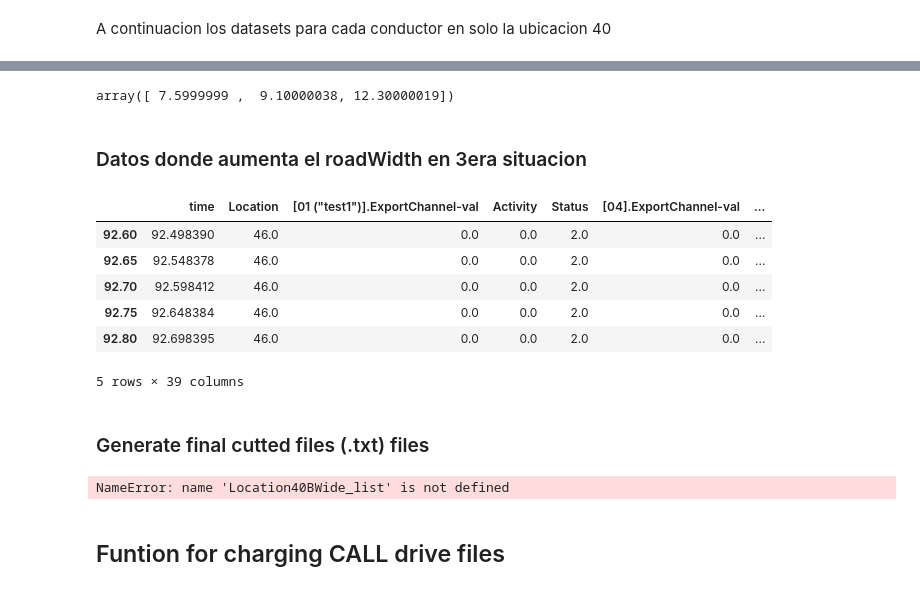
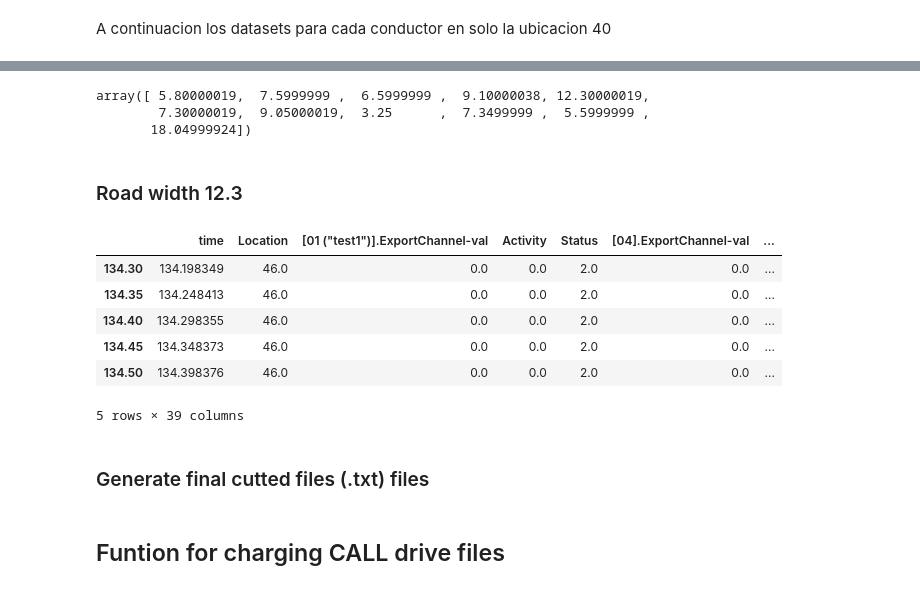
Before and after one commit to laonate/queensland, a Jupyter notebook: Testing.ipynb, the cells around one changed output, grey strips where cells are left out. Drawn from its saved outputs; the diff is of its cells as text; code cells hidden in the pictures.

```diff
--- a/Testing.ipynb
+++ b/Testing.ipynb
@@ -99,7 +99,7 @@ dtype: int64
 # %% [markdown]
 ### Listing Data bases
 # %%
-df_list = [df1B, df2B, df3B, df4B, df5B, df6B, df7B, df8B, df9B, df10B, df11B, df12B, df13B, df14B, df15B, df16B, df17B, df18B, df19B, df20B, df21B, df22B, df23B, df24B, df25B, df26B, df27B, df28B, df30B, df31B, df32B, df33B, df34B, df35B]
+df_list = [df1B, df2B, df3B, df4B, df5B, df6B, df7B, df8B, df9B, df10B, df11B, df12B, df13B, df14B, df15B, df16B, df17B, df18B, df19B, df20B, df21B, df22B, df23B, df24B, df25B, df26B, df27B, df28B, df29B, df30B, df31B, df32B, df33B, df34B, df35B]
 # %% [markdown]
 ### Droping missing values
 # %%
@@ -174,6 +186,6 @@ Location40B_list[0].head()
 # %%
-Location40B_list[25].iloc[:,28].unique()
+df_list[25].iloc[:,28].unique()
 # %% [output]
-array([ 7.5999999 ,  9.10000038, 12.30000019])
+array([ 5.80000019,  7.5999999 ,  6.5999999 ,  9.10000038, 12.30000019,
+        7.30000019,  9.05000019,  3.25      ,  7.3499999 ,  5.5999999 ,
+       18.04999924])
-# %% [markdown]
-### Datos donde aumenta el roadWidth en 3era situacion
@@ -187,24 +199,31 @@ for dfw in df_list:
+# %% [markdown]
+### Road width 12.3
+# %%
+RoadW121_list = []
+
+for dfw2 in df_list:
+    dfw2 = dfw2[dfw2['RoadWidth'] > 12.2]
+    dfw2 = dfw2[dfw2['RoadWidth'] < 12.4]
+    RoadW121_list.append(dfw2)
 # %%
-BWideroad_list[16].head()
+RoadW121_list[16].head()
 # %% [output]
 |  | time | Location | [01 ("test1")].ExportChannel-val | Activity | Status | [04].ExportChannel-val | ... |
-| 92.60 | 92.498390 | 46.0 | 0.0 | 0.0 | 2.0 | 0.0 | ... |
-| 92.65 | 92.548378 | 46.0 | 0.0 | 0.0 | 2.0 | 0.0 | ... |
-| 92.70 | 92.598412 | 46.0 | 0.0 | 0.0 | 2.0 | 0.0 | ... |
-| 92.75 | 92.648384 | 46.0 | 0.0 | 0.0 | 2.0 | 0.0 | ... |
-| 92.80 | 92.698395 | 46.0 | 0.0 | 0.0 | 2.0 | 0.0 | ... |
+| 134.30 | 134.198349 | 46.0 | 0.0 | 0.0 | 2.0 | 0.0 | ... |
+| 134.35 | 134.248413 | 46.0 | 0.0 | 0.0 | 2.0 | 0.0 | ... |
+| 134.40 | 134.298355 | 46.0 | 0.0 | 0.0 | 2.0 | 0.0 | ... |
+| 134.45 | 134.348373 | 46.0 | 0.0 | 0.0 | 2.0 | 0.0 | ... |
+| 134.50 | 134.398376 | 46.0 | 0.0 | 0.0 | 2.0 | 0.0 | ... |
 5 rows × 39 columns
 # %% [markdown]
 ### Generate final cutted files (.txt)  files
 # %%
 Printing1 = []
-i=0
-for df in LBWideroad_list:
-    Printing = df.to_csv('wide' + str(i) + '.txt', index = True)
+i=1
+for dfw2 in RoadW121_list:
+    Printing = df.to_csv('Road123Base' + str(i) + '.txt', index = True)
     i=i+1
     Printing1.append(Printing)
-# %% [output]
-NameError: name 'Location40BWide_list' is not defined
 # %% [markdown]
 ## Funtion for charging CALL drive files
 # %%
```
Also changed, not shown: parts of 57 cells of this notebook.
